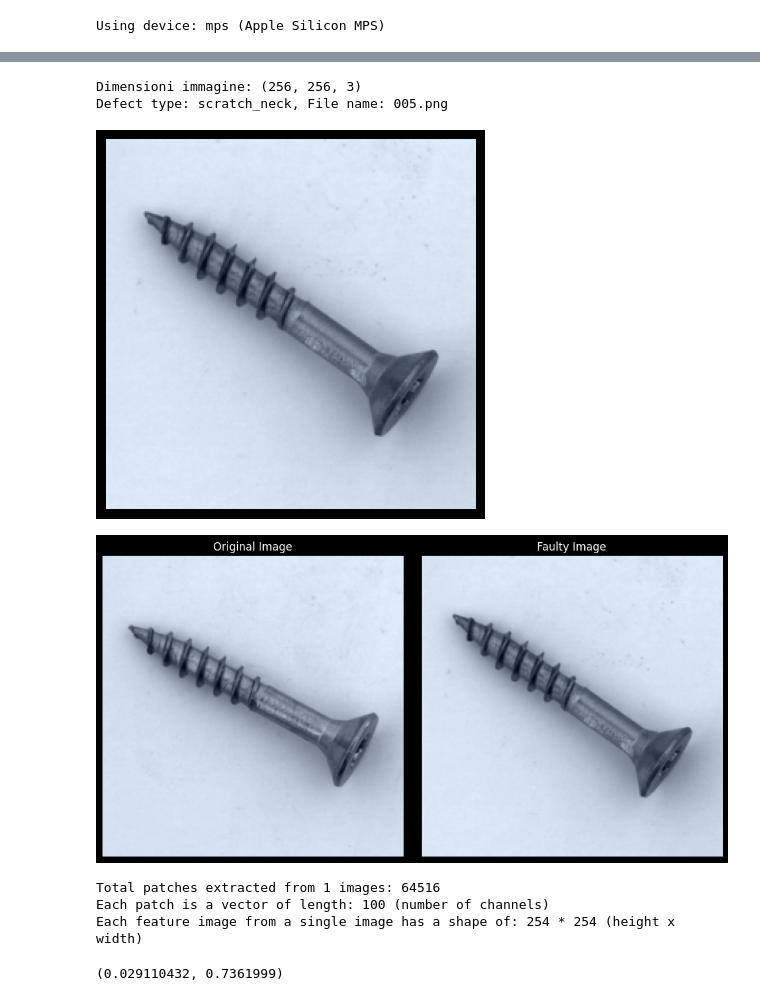
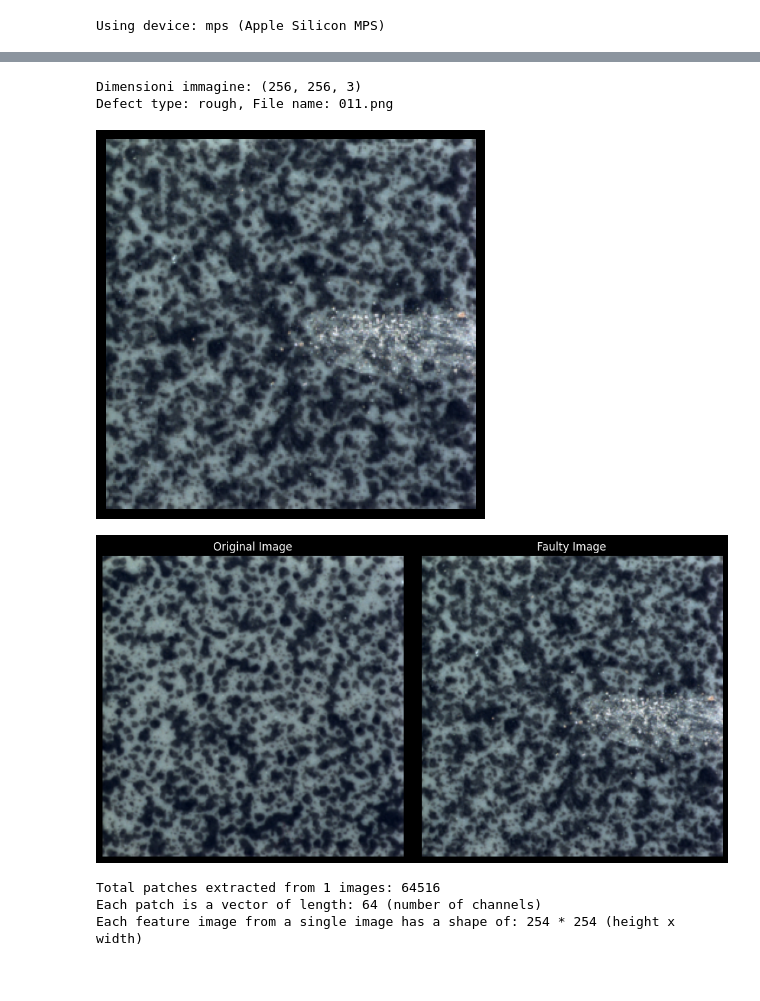
Before and after one commit to seb0t/-CV---anomalib-tutorial-with-visualization, a Jupyter notebook: notebooks/patchcore_anomalib_faiss.ipynb, the cells around one changed output, grey strips where cells are left out. Saved outputs shown, nothing was run; the diff lists cells and outputs as text; code cells hidden in the pictures.

```diff
--- a/notebooks/patchcore_anomalib_faiss.ipynb
+++ b/notebooks/patchcore_anomalib_faiss.ipynb
@@ -157,5 +182,5 @@ class FeatureExtractor(nn.Module):
 # %%
-category = 'screw'
+category = 'tile'
 df = MVTecDataset(category=category, train=True, transform=transform)
 # %%
 # Funzioni di supporto
@@ -505,21 +532,21 @@ Indice FAISS_L2 creato su CPU. Numero di vettori indicizzati: 206404
 # %%
 df_test = MVTecDataset(category=category, train=False, transform=transform)
-index_to_test = 33
+index_to_test = 25
 test_img_tensor, defect_type, file_name = df_test[index_to_test]
 # test_img_tensor = rotate_image_90(test_img_tensor)
 test_img = test_img_tensor.permute(1,2,0) # Converti (CHW -> HWC)
 
 # Normalizzazione equivalente in PyTorch (tra 0 e 255, dtype uint8)
 test_img = ((test_img - test_img.min()) / (test_img.max() - test_img.min()) * 255).to(torch.uint8).cpu()
 plt.imshow(test_img)
 print(f"Dimensioni immagine: {np.asarray(test_img).shape}")
 print(f"Defect type: {defect_type}, File name: {file_name}")
 plt.axis('off')
 plt.show()
 # %% [output]
 Dimensioni immagine: (256, 256, 3)
-Defect type: scratch_neck, File name: 005.png
+Defect type: rough, File name: 011.png
-[figure, old version]
+[figure, new version]
 # %%
 fig, axs = plt.subplots(1, 2, figsize=(10, 5))
 
@@ -536,7 +563,7 @@ axs[1].axis('off')
 plt.tight_layout()
 plt.show()
 # %% [output]
-[figure, old version]
+[figure, new version]
 # %%
 tensor, anomaly_type, file_name = df_test[index_to_test]
 # tensor = rotate_image_90(tensor)
@@ -548,7 +575,7 @@ test_patches = process_images_for_features(
     patch_size=patch_size,
     stride=1,
     padding=padding,
-    reduction='mean'
+    reduction='max'
     )
 
 input_length = len(df) if isinstance(tensor, MVTecDataset) else 1
@@ -560,6 +587,6 @@ print(f"Each patch is a vector of length: {test_patches.shape[1]} (number of cha
 print(f"Each feature image from a single image has a shape of: {patch_height} * {patch_width} (height x width)")
 # %% [output]
 Total patches extracted from 1 images: 64516
-Each patch is a vector of length: 100 (number of channels)
+Each patch is a vector of length: 64 (number of channels)
 Each feature image from a single image has a shape of: 254 * 254 (height x width)
 # %%
@@ -578,10 +605,6 @@ D_dict = {
     'l2': D_l2,
     'ip': D_ip
 }
-# %%
-D_dict['l2'].max() , D_dict['ip'].max()
-# %% [output]
-(0.029110432, 0.7361999)
 # %%
 import numpy as np
 import matplotlib.pyplot as plt
```
Also changed, not shown: parts of 18 cells of this notebook, 1 other file.
